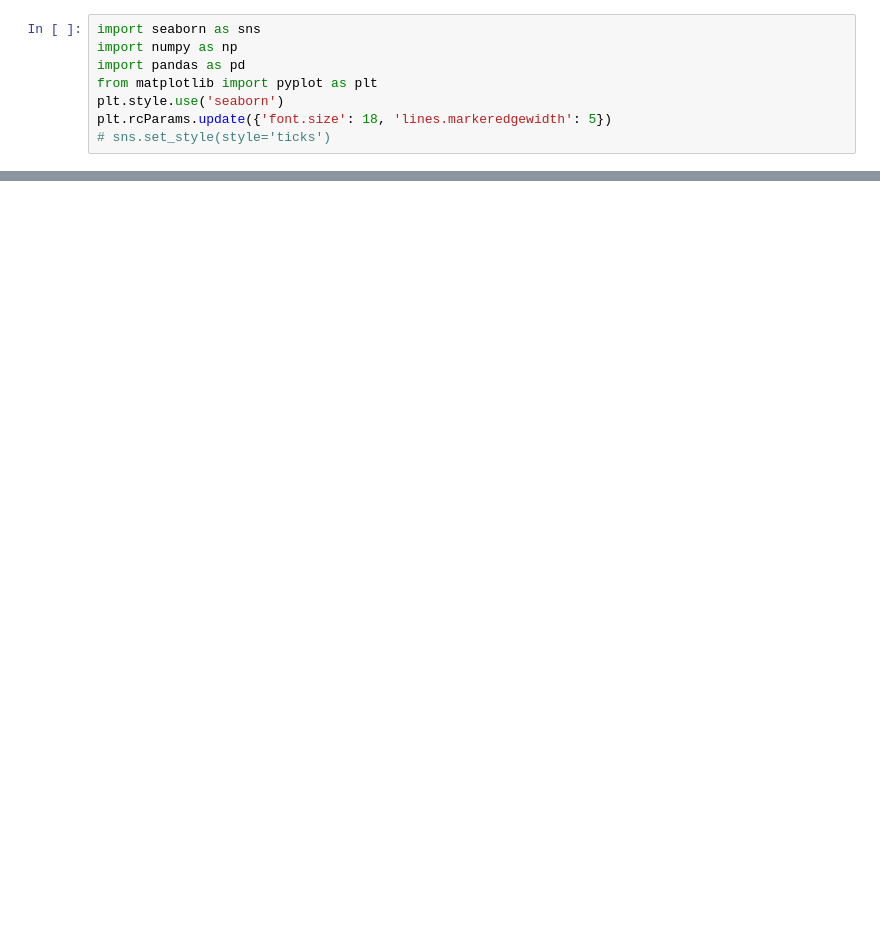
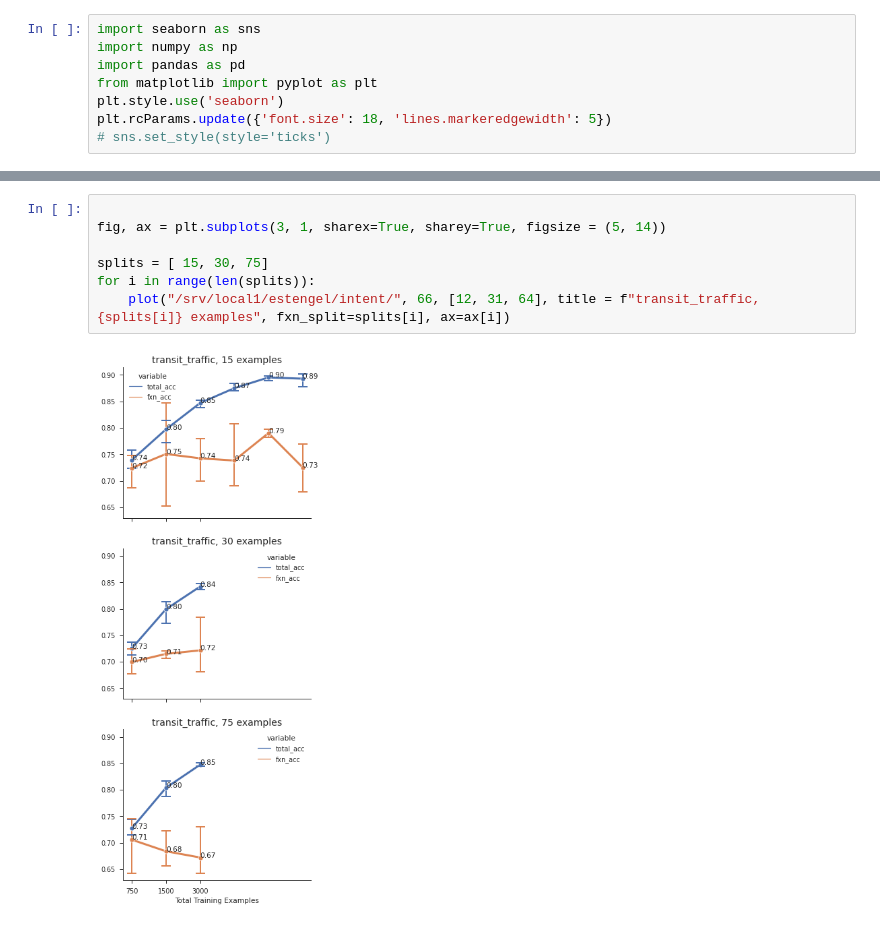
Before and after one commit to esteng/calibration_miso, a Jupyter notebook: intent/plots.ipynb, the cells around one changed output, grey strips where cells are left out. Cells and saved outputs as stored; diff of their text form; blank space fills up the shorter version.

```diff
--- a/intent/plots.ipynb
+++ b/intent/plots.ipynb
@@ -140,0 +103,9 @@ plot("/srv/local1/estengel/intent_group_dro/", 50, [12, 31, 64])
+# %%
+
+fig, ax = plt.subplots(3, 1, sharex=True, sharey=True, figsize = (5, 14))
+
+splits = [ 15, 30, 75]
+for i in range(len(splits)):
+    plot("/srv/local1/estengel/intent/", 66, [12, 31, 64], title = f"transit_traffic, {splits[i]} examples", fxn_split=splits[i], ax=ax[i])
+# %% [output]
+[figure, added]
```
Also changed, not shown: parts of 9 cells of this notebook, 5 other files.
